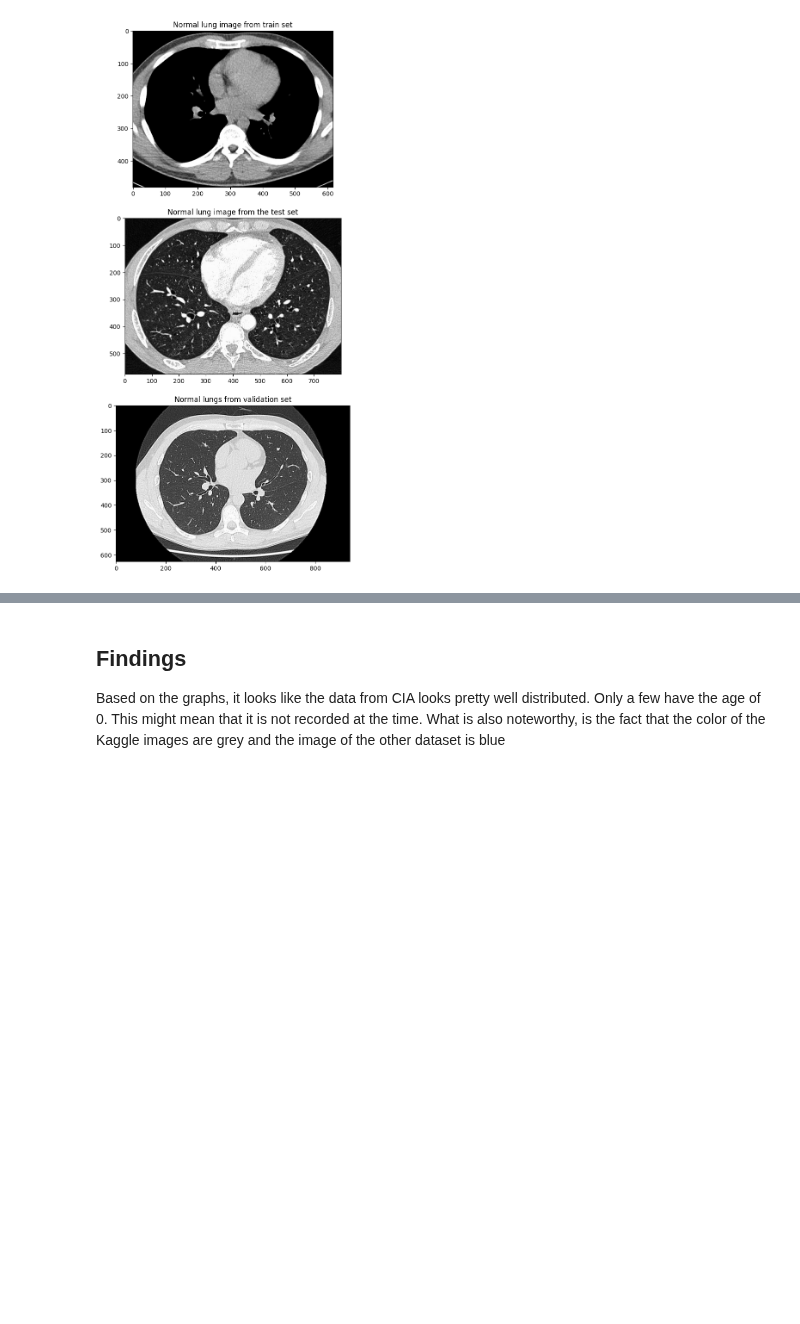
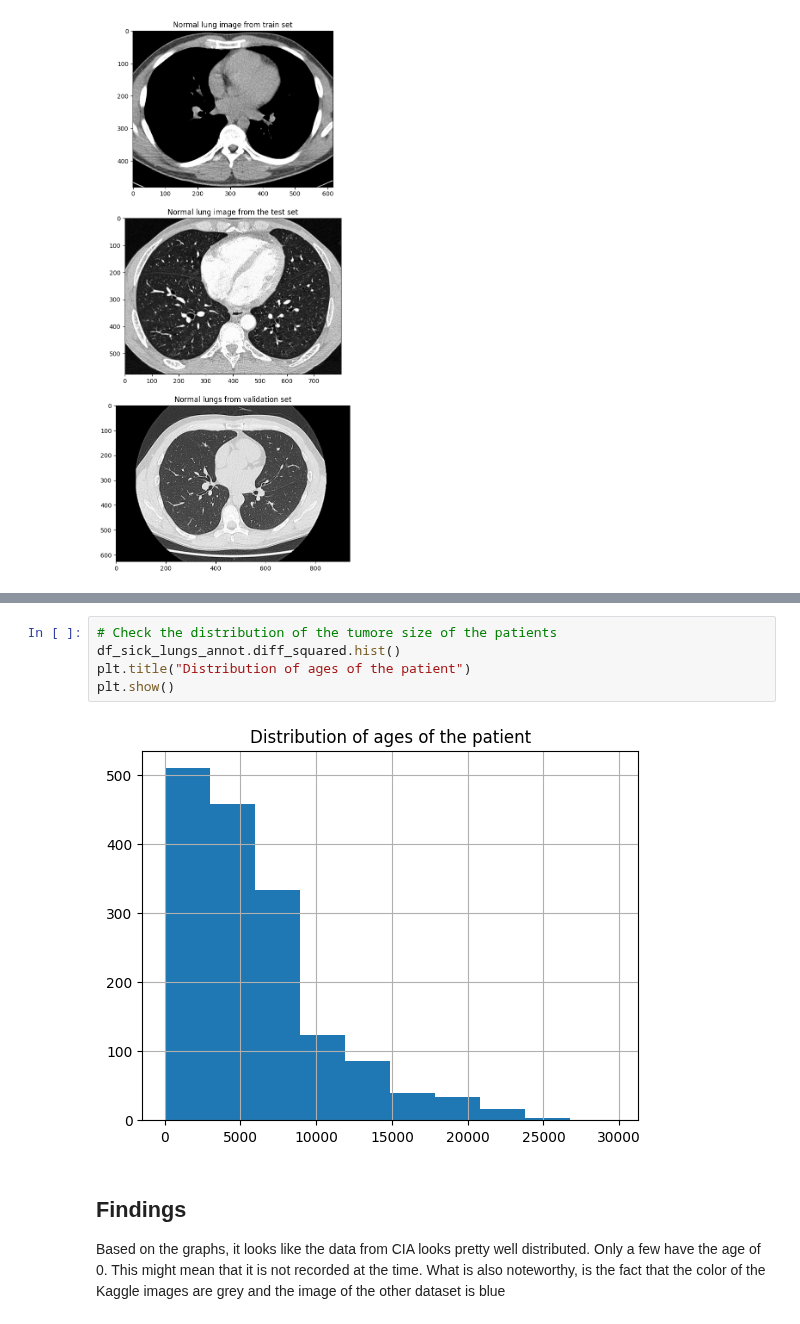
Before and after one commit to arondejong99/final-project-elu, a Jupyter notebook: final-project.ipynb, the cells around one changed output, grey strips where cells are left out. Drawn from its saved outputs; the diff is of its cells as text; blank space fills up the shorter version.

```diff
--- a/final-project.ipynb
+++ b/final-project.ipynb
@@ -450,3 +454,10 @@ plt.show()
+# %%
+# Check the distribution of the tumore size of the patients
+df_sick_lungs_annot.diff_squared.hist()
+plt.title("Distribution of ages of the patient")
+plt.show()
+# %% [output]
+[figure, added]
 # %% [markdown]
 ## Findings
 Based on the graphs, it looks like the data from CIA looks pretty well distributed. Only a few have the age of 0. This might mean that it is not recorded at the time.
```
Also changed, not shown: parts of 31 cells of this notebook.
